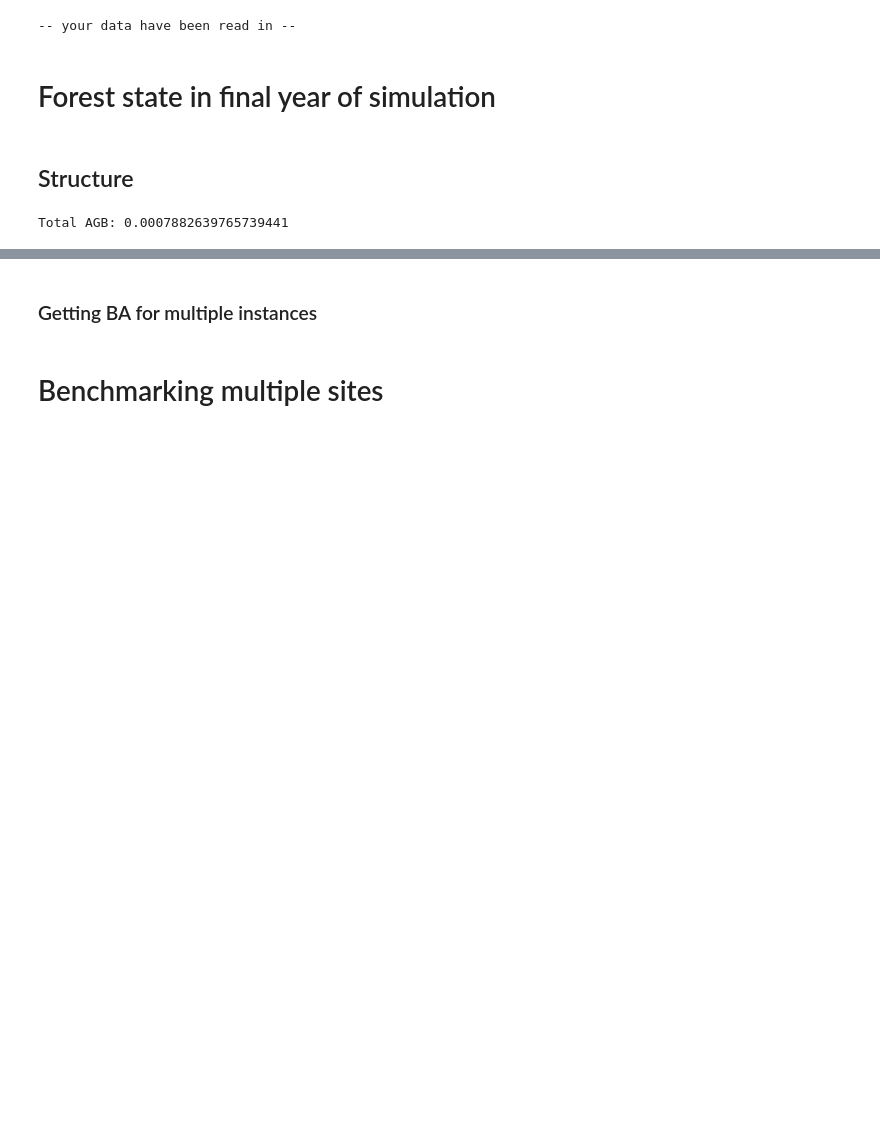
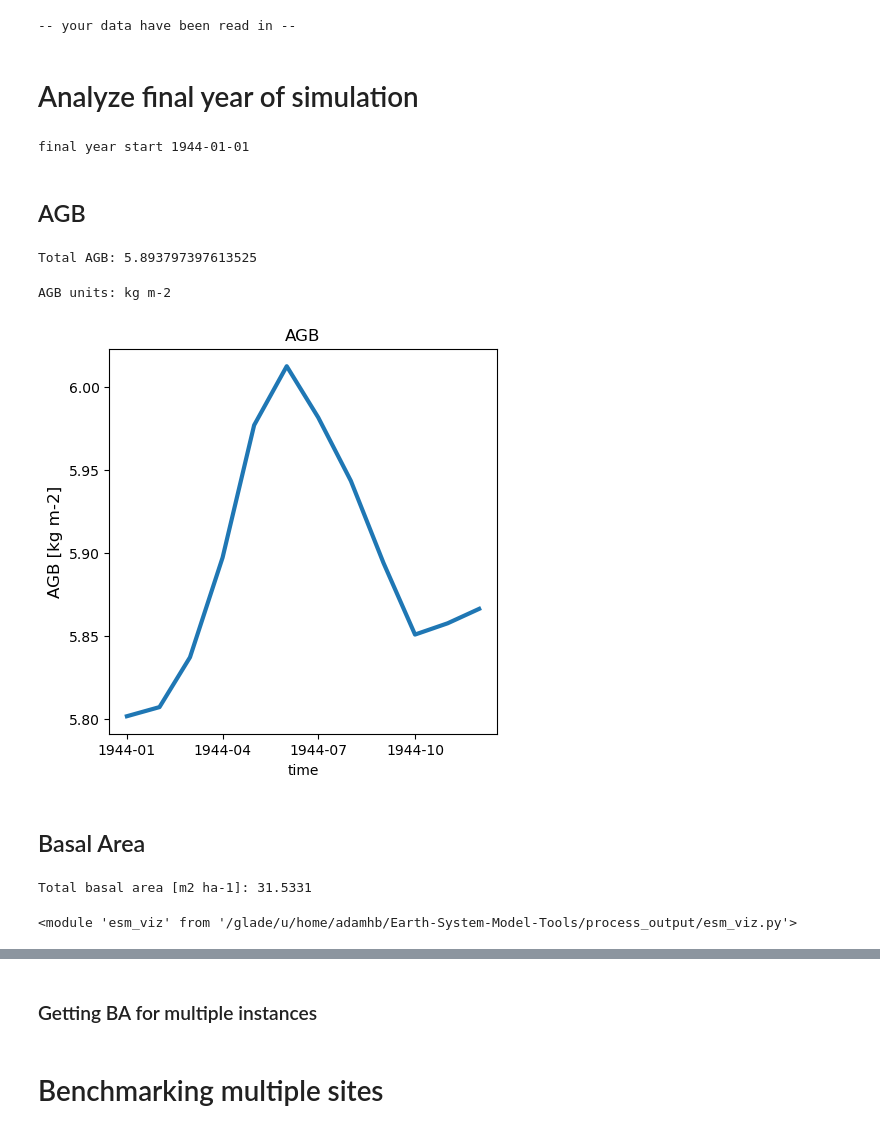
Before and after one commit to adamhb/Earth-System-Model-Tools, a Jupyter notebook: process_output/evaluate_single_site_simulation.ipynb, the cells around one changed output, grey strips where cells are left out. Drawn from its saved outputs; the diff is of its cells as text; code cells hidden in the pictures; blank space fills up the shorter version.

Commit message:
worked on script to evaluate fates output

```diff
--- a/process_output/evaluate_single_site_simulation.ipynb
+++ b/process_output/evaluate_single_site_simulation.ipynb
@@ -28,16 +31,34 @@ importlib.reload(esm_tools)
 # %% [markdown]
 # Setup
 # %%
-save_processed_output = True
+save_processed_output = False
 pft_names = ["pine","cedar","fir"]#,"shrub","oak"]
 pft_colors = ['gold','darkorange','darkolivegreen','brown','springgreen']
 n_pfts = len(pft_names)
-years = list(range(1900, 1903))
+years = list(range(1940, 1945))
+
+case_name = "conifer-allom-090123_-17e2acb6a_FATES-55794e61"
+inst_tag = "0007"
 
 # Root path where case output lives
 model_output_root = '/glade/scratch/adamhb/archive'
 # Path to put processed output
 processed_output_root = '/glade/scratch/adamhb/processed_output'
+output_path_for_case = os.path.join(processed_output_root,case_name,inst_tag)
+
+if save_processed_output == True:
+        # Path to store processed output (figs, tables etc.)
+        esm_tools.create_directory(output_path_for_case)
+
+# Constants
+s_per_yr = 31536000
+s_per_day = 3600 * 24
+m2_per_ha = 1e4
+m2_per_km2 = 1e6
+g_per_kg = 1000
+mm_per_m = 1000
+months_per_yr = 12
+s_per_month = 3600 * 24 * 30.4
 # %% [markdown]
 # History variables
 # %%
@@ -64,6 +85,7 @@ fields = [
           #crown_area
           'FATES_CANOPYCROWNAREA_PF',
           'FATES_CANOPYCROWNAREA_APPF',
+          'FATES_CROWNAREA_APPF',
           #'FATES_CANOPYAREA_HT',
           #'FATES_CROWNAREA_CLLL',
           'FATES_CROWNAREA_PF',
@@ -135,20 +153,49 @@ importlib.reload(esm_tools)
 # %%
 ds = esm_tools.load_fates_output_data(model_output_root=model_output_root,
-                            case_name ="conifer-allom-090123_-17e2acb6a_FATES-55794e61",
+                            case_name = case_name,
                             years = years,
                             fields = fields,
-                            inst_tag = "0007")
+                            inst_tag = inst_tag)
 # %% [output]
 -- your data have been read in --
 # %% [markdown]
-# Forest state in final year of simulation
+# Analyze final year of simulation
 # %%
-final_year_string = str(years[-2]) + "-01-01"
+final_year_string = str(years[-1]) + "-01-01"
 print("final year start",final_year_string)
 ds_final_year = ds.sel(time = slice(final_year_string,None))
+# %% [output]
+final year start 1944-01-01
-# %% [markdown]
-## Structure
+# %% [markdown]
+## AGB
 # %%
 print("Total AGB:",esm_tools.get_AGB(ds_final_year))
 # %% [output]
-Total AGB: 0.0007882639765739441
+Total AGB: 5.893797397613525
+# %%
+print("AGB units:",ds_final_year.FATES_VEGC_ABOVEGROUND.attrs['units'])
+
+esm_viz.plot_array(ds_final_year.FATES_VEGC_ABOVEGROUND,
+           xds = ds,
+           n_pfts = n_pfts,
+           title = "AGB",
+           ylabel = "AGB [kg m-2]",
+           output_path = output_path_for_case,
+           conversion = 1,
+           subplots = False,
+           getData = False,
+           dbh_min = None)
+# %% [output]
+AGB units: kg m-2
+[figure, added]
+# %% [markdown]
+## Basal Area
+# %%
+print("Total basal area [m2 ha-1]:",np.sum(esm_tools.get_pft_level_basal_area(ds_final_year)))
+# %% [output]
+Total basal area [m2 ha-1]: 31.5331
+# %%
+importlib.reload(esm_tools)
+importlib.reload(esm_viz)
+# %% [output]
+<module 'esm_viz' from '/glade/u/home/adamhb/Earth-System-Model-Tools/process_output/esm_viz.py'>
```
Also changed, not shown: parts of 34 cells of this notebook, 4 other files.
